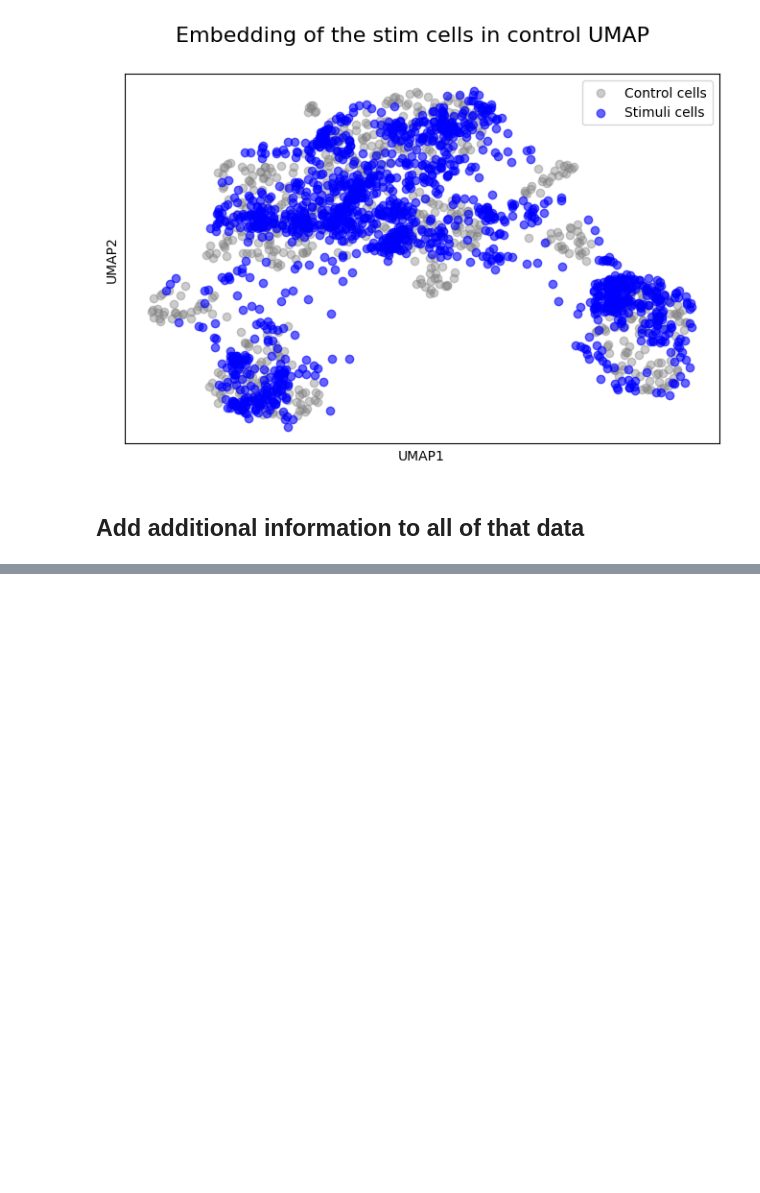
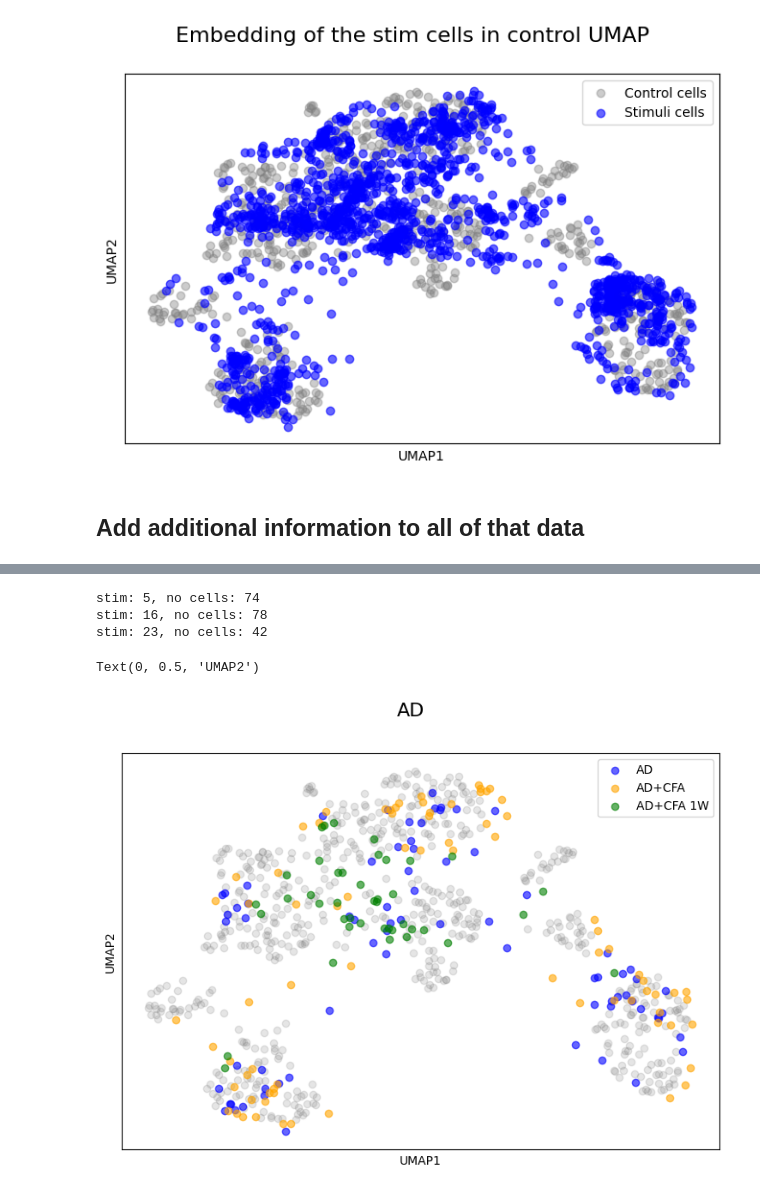
Before and after one commit to ilo21/single_cell_sequencing, a Jupyter notebook: my_new_analysis/embedding_data_in_control_umap.ipynb, the cells around one changed output, grey strips where cells are left out. Saved outputs shown, nothing was run; the diff lists cells and outputs as text; code cells hidden in the pictures; blank space fills up the shorter version.

```diff
--- a/my_new_analysis/embedding_data_in_control_umap.ipynb
+++ b/my_new_analysis/embedding_data_in_control_umap.ipynb
@@ -170,0 +179,2 @@ Text(0, 0.5, 'UMAP2')
+# %%
+stimuli_ints = adata_stim.obs['stimulus'].values
@@ -170,0 +183,45 @@ Text(0, 0.5, 'UMAP2')
+# %%
+labels=['Control','Pinch','New_stroke','Ballon','AG','AD','Heating','Mock','Old_stroke','Anal_pinch','Mock_w_poop','Vaginal_distension','Tomato','Poop',
+        'Bladder','CRD','AD+CFA','AGB+CFA','Heating+CFA','Tail Brush','TRPM8 td tomato',
+        'AD + Pulse', 'AGB+CFA 1 W','AD+CFA 1W','HP','Penis','Clitoris Vibration','Max Cells',
+        'Tracing Ano Genital Skin injection','Crazy Mock','Tracing Anal injection', 'Tracing Vagina']
+# %%
+# Interesting stimuli
+stimuli_agb = [4,17,22]
+stimuli_ad = [5,16,23]
+stimuli2show = [5,16,23]
+colors2show = ['blue', 'orange','green']
+# %%
+# create slices of data for stimulus to show
+stim2show_data = []
+for stim in stimuli2show:
+    # find rows where it was
+    rows = np.where(stimuli_ints == stim)[0]
+    print(f"stim: {stim}, no cells: {len(rows)}")
+    # select those rows
+    stim2show_data.append(stim_embedding[rows])
+# %% [output]
+stim: 5, no cells: 74
+stim: 16, no cells: 78
+stim: 23, no cells: 42
+# %%
+# show each stimulus on a single plot
+figure, axes = plt.subplots()
+axes.scatter(umap_control_only[:,0],umap_control_only[:,1],c='gray',alpha=0.2)
+for i,stim in enumerate(stim2show_data): # for each stim
+    cells_stim_name = int(stimuli2show[i]) # check what was the stim
+    cells_stim_name = labels[cells_stim_name]
+    current_color = colors2show[i]
+    axes.scatter(stim[:,0],stim[:,1],c=current_color,label = cells_stim_name,alpha=0.6)
+axes.grid(False)
+axes.legend()
+figure.set_size_inches([9,6])
+figure.suptitle("AD", fontsize=16)
+# Hide X and Y axes tick marks
+axes.set_xticks([])
+axes.set_yticks([])
+axes.set_xlabel('UMAP1')
+axes.set_ylabel('UMAP2')
+# %% [output]
+Text(0, 0.5, 'UMAP2')
+[figure, added]
```
Also changed, not shown: parts of 5 cells of this notebook, 2 other files.
